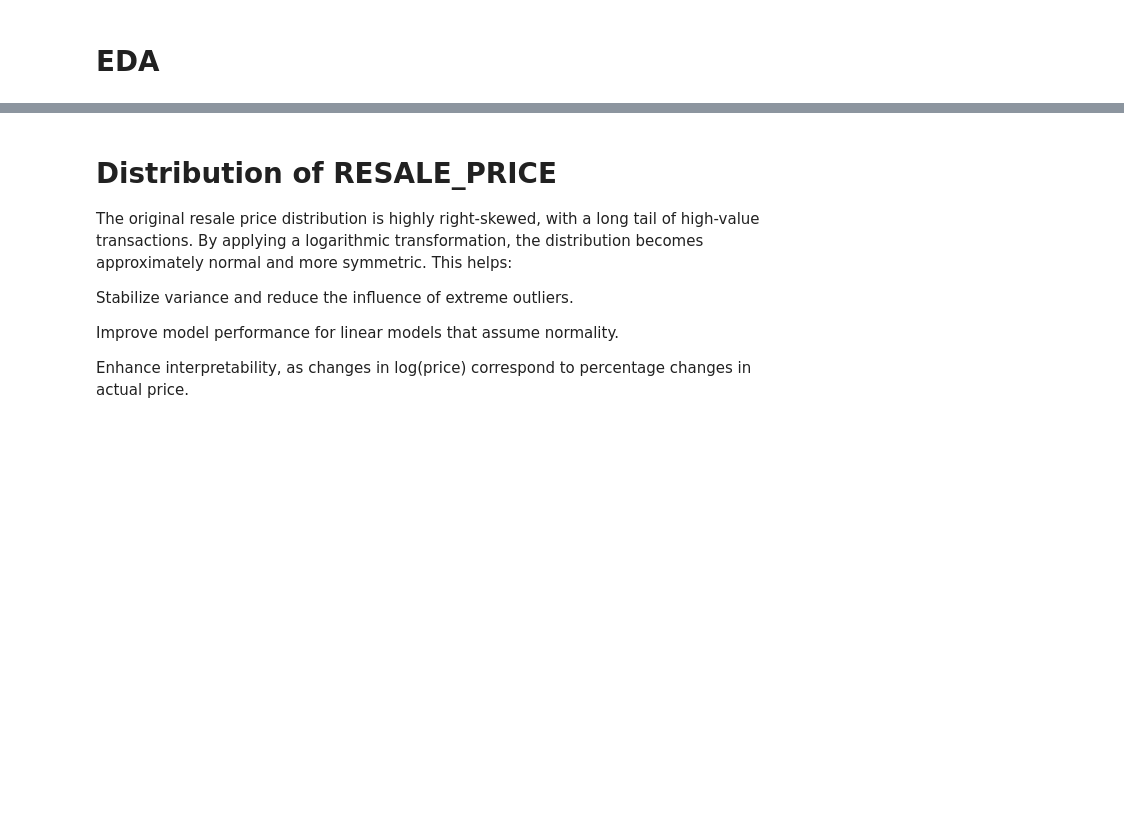
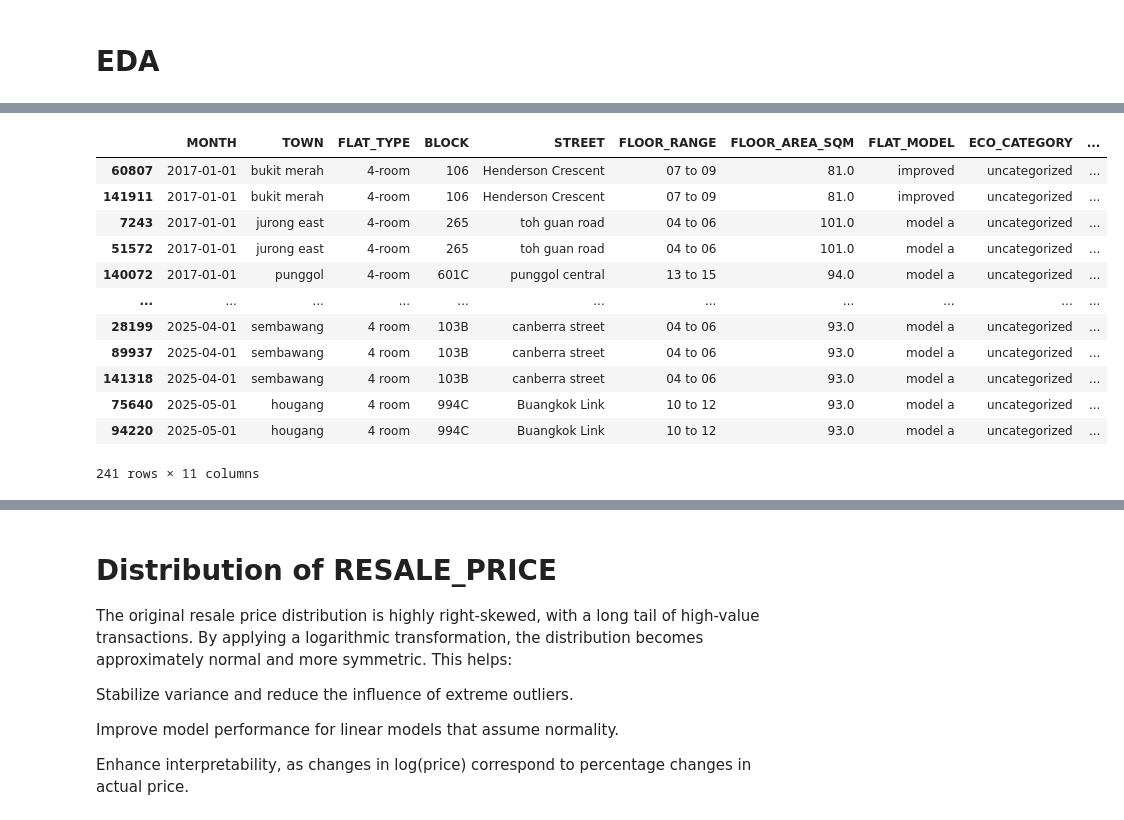
Before and after one commit to ziyuanqin/cs5228_hdb_resale_price_prediction, a Jupyter notebook: eda.ipynb, the cells around one changed output, grey strips where cells are left out. Cells and saved outputs as stored; diff of their text form; code cells hidden in the pictures; blank space fills up the shorter version.

```diff
--- a/eda.ipynb
+++ b/eda.ipynb
@@ -46,0 +61,16 @@ memory usage: 13.7+ MB
+# %%
+train_df[train_df.duplicated(keep=False)].sort_values(by=list(train_df.columns)) # check duplicate rows
+# %% [output]
+|  | MONTH | TOWN | FLAT_TYPE | BLOCK | STREET | FLOOR_RANGE | FLOOR_AREA_SQM | FLAT_MODEL | ECO_CATEGORY | ... |
+| 60807 | 2017-01-01 | bukit merah | 4-room | 106 | Henderson Crescent | 07 to 09 | 81.0 | improved | uncategorized | ... |
+| 141911 | 2017-01-01 | bukit merah | 4-room | 106 | Henderson Crescent | 07 to 09 | 81.0 | improved | uncategorized | ... |
+| 7243 | 2017-01-01 | jurong east | 4-room | 265 | toh guan road | 04 to 06 | 101.0 | model a | uncategorized | ... |
+| 51572 | 2017-01-01 | jurong east | 4-room | 265 | toh guan road | 04 to 06 | 101.0 | model a | uncategorized | ... |
+| 140072 | 2017-01-01 | punggol | 4-room | 601C | punggol central | 13 to 15 | 94.0 | model a | uncategorized | ... |
+| ... | ... | ... | ... | ... | ... | ... | ... | ... | ... | ... |
+| 28199 | 2025-04-01 | sembawang | 4 room | 103B | canberra street | 04 to 06 | 93.0 | model a | uncategorized | ... |
+| 89937 | 2025-04-01 | sembawang | 4 room | 103B | canberra street | 04 to 06 | 93.0 | model a | uncategorized | ... |
+| 141318 | 2025-04-01 | sembawang | 4 room | 103B | canberra street | 04 to 06 | 93.0 | model a | uncategorized | ... |
+| 75640 | 2025-05-01 | hougang | 4 room | 994C | Buangkok Link | 10 to 12 | 93.0 | model a | uncategorized | ... |
+| 94220 | 2025-05-01 | hougang | 4 room | 994C | Buangkok Link | 10 to 12 | 93.0 | model a | uncategorized | ... |
+241 rows × 11 columns
```
Also changed, not shown: parts of 5 cells of this notebook, 12 other files.
